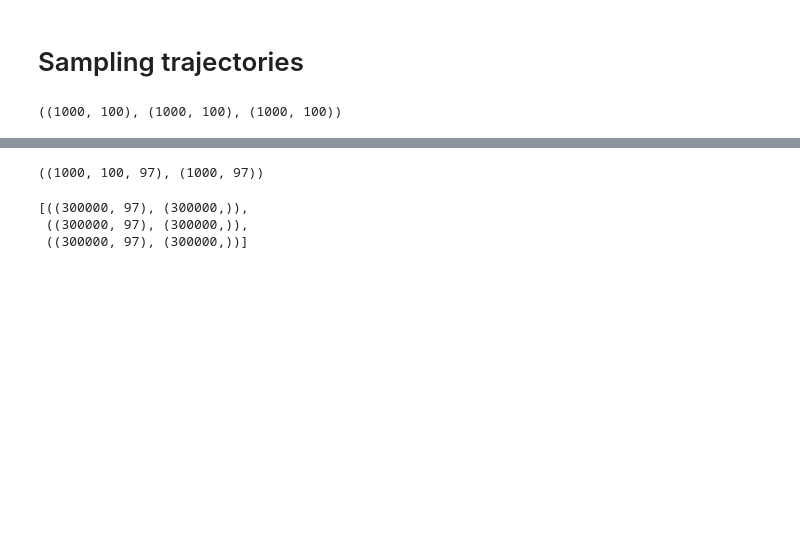
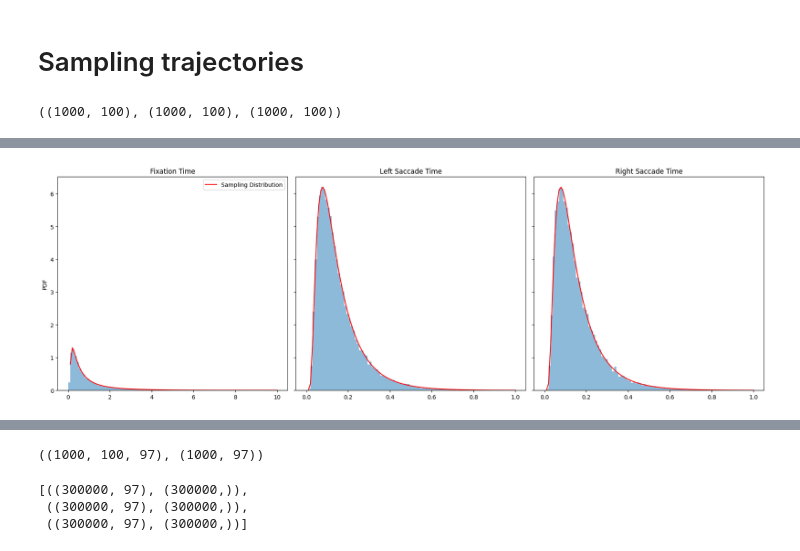
Before and after one commit to sean-afshar/fly-sr, a Jupyter notebook: src/representations.ipynb, the cells around one changed output, grey strips where cells are left out. Cells and saved outputs as stored; diff of their text form; code cells hidden in the pictures; blank space fills up the shorter version.

```diff
--- a/src/representations.ipynb
+++ b/src/representations.ipynb
@@ -40,0 +48,21 @@ actions = jnp.asarray(actions, dtype=int)
+# %%
+# Time for all actions
+def ig_dist(x, mu, con):
+    return (con / (2 * np.pi * x**3))**(0.5) * np.exp(-con * (x - mu)**2 / (2 * mu**2 * x))
+# Get average saccade velocity param for ig dist
+mean_saccade_intensity = jnp.abs(velocities.flatten()[actions.flatten() != 0]).mean()
+mean_saccade_vel_param = 0.56 / (2.33 * jax.nn.sigmoid(7.55 * (mean_saccade_intensity - 0.35)) - -1.26)
+fig, axs = plt.subplots(1, 3, tight_layout=True, figsize=(18,6), sharey=True)
+axs[0].hist(times.flatten()[actions.flatten() == 0], bins=np.linspace(0, 10, 100), density=True, alpha=0.5)
+axs[0].plot(np.linspace(0.1, 10, 100), ig_dist(np.linspace(0.1, 10, 100), 1.0, 0.79**2), color='r', label="Sampling Distribution")
+axs[0].legend()
+axs[0].set_title('Fixation Time')
+axs[0].set_ylabel('PDF')
+axs[1].hist(times.flatten()[actions.flatten() == 1], bins=np.linspace(0, 1, 100), density=True, alpha=0.5)
+axs[1].plot(np.linspace(0.01, 1, 100), ig_dist(np.linspace(0.01, 1, 100), mean_saccade_vel_param, (0.56)**2), color='r')
+axs[1].set_title('Left Saccade Time')
+axs[2].hist(times.flatten()[actions.flatten() == 2], bins=np.linspace(0, 1, 100), density=True, alpha=0.5)
+axs[2].plot(np.linspace(0.01, 1, 100), ig_dist(np.linspace(0.01, 1, 100), mean_saccade_vel_param, (0.56)**2), color='r')
+axs[2].set_title('Right Saccade Time');
+# %% [output]
+[figure, added]
```
Also changed, not shown: parts of 13 cells of this notebook, 2 other files.
